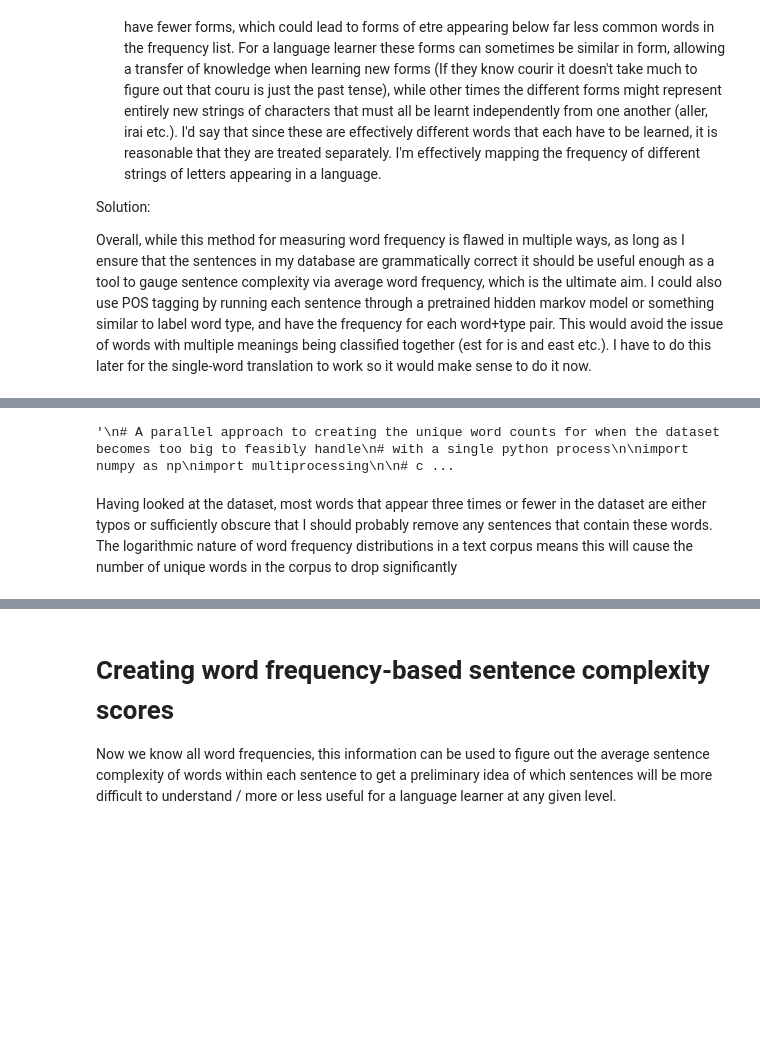
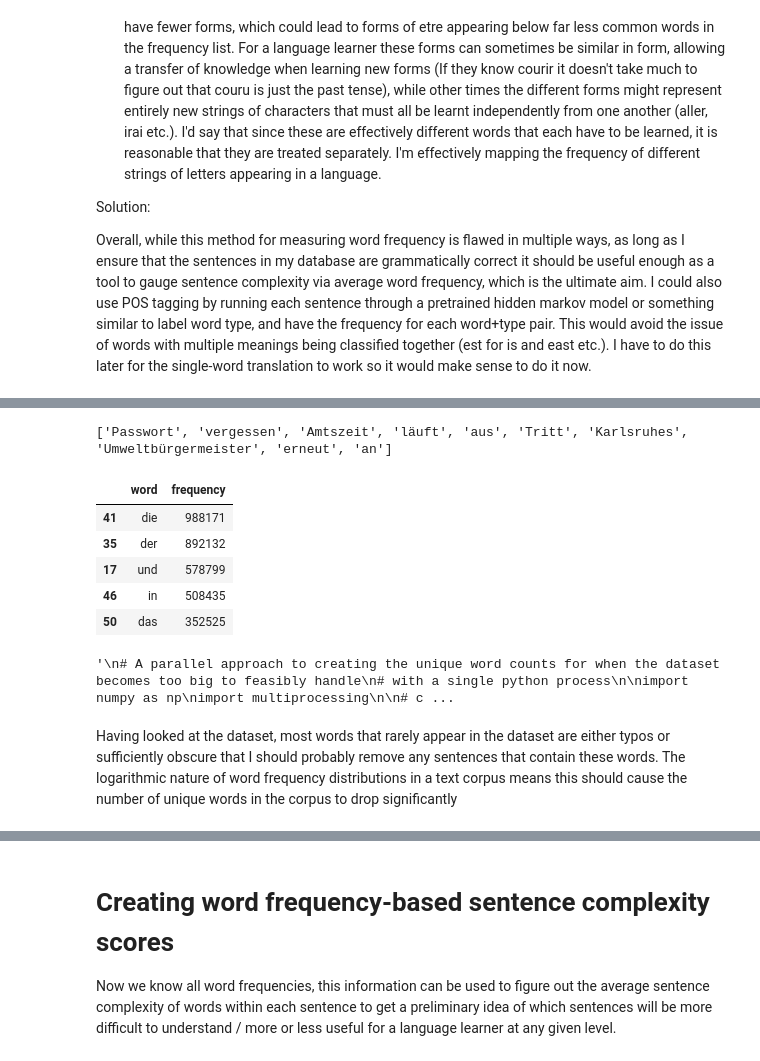
Before and after one commit to tobylerone/quivo-app, a Jupyter notebook: ml_notebooks/sentence_categorisation/step_4_unique_word_frequency_list_and_sentence_complexity.ipynb, the cells around one changed output, grey strips where cells are left out. Drawn from its saved outputs; the diff is of its cells as text; code cells hidden in the pictures; blank space fills up the shorter version.

Commit message:
Update the data preprocessing pipeline

```diff
--- a/ml_notebooks/sentence_categorisation/step_4_unique_word_frequency_list_and_sentence_complexity.ipynb
+++ b/ml_notebooks/sentence_categorisation/step_4_unique_word_frequency_list_and_sentence_complexity.ipynb
@@ -35,3 +84,32 @@ word_regex = r'\b[a-zA-ZéèêëÉÈÊËàâäÀÂÄôöÔÖûüÛÜçÇîÎïÏ
+# %%
+# Here's an example of how the regex will split a sentence
+#sentence = "Bonjour, aujourd'hui, j'ai rencontré Quelqu'un. C'est intéressant, n'est-ce pas? D'accord"
+sentence = "Passwort vergessen Amtszeit läuft aus: Tritt Karlsruhes Umweltbürgermeister erneut an?"
+
+result = re.findall(regex, sentence)
+print(result)
+# %% [output]
+['Passwort', 'vergessen', 'Amtszeit', 'läuft', 'aus', 'Tritt', 'Karlsruhes', 'Umweltbürgermeister', 'erneut', 'an']
+# %%
+# As you can see, some common words get shortened when two vowels sit adjacent to one-another in French, so I need to map these to their un-shortened counterparts
+word_map_fr = {
+    'j': 'je',
+    #'l': ['le', 'la'], # Couldn't find the percentage of french nouns that are feminine but the first time I ran the count it was 45%:55% le/la, so will split using that ratio
+    't': 'tu', # This will assign the t in a-t-on to tu for example, which will give tu a higher frequency than it should have, but it's only one very common word so I'm not going to address it
+    'd': 'de', # Need to check whether this is ever du
+    'c': 'ce',
+    's': 'se',
+    'qu': 'que',
+    'm': 'me',
+    'n': 'ne',
+}
+
+word_map_de = {}
+
+shortened_word_map = {
+    'fr': word_map_fr,
+    'de': word_map_de
+}[language_code]
 # %%
 def scan_sentence(sentence: str, unique_word_counts: defaultdict) -> defaultdict:
     '''Scans a sentence to get its words and updates the unique word count dictionary.
@@ -45,10 +123,13 @@ def scan_sentence(sentence: str, unique_word_counts: defaultdict) -> defaultdict
     '''
 
     # Split all words in the sentence by word boundaries (Split uninclusively at punctuation or non-alphanumeric characters)
-    words = re.findall(word_regex, sentence) # Words only
+    words = re.findall(regex, sentence) # Words only
 
     # Set all words to lowercase
     words = [word.lower() for word in words]
+
+    # Replace any shortened words with their full-length version
+    words = [shortened_word_map.get(word, word) for word in words]
 
     for word in words:
         # Add 1 to count. If word doesn't exist adds in new entry
@@ -68,7 +149,32 @@ for sentence in df['sentence'].values:
 unique_word_counts = list(unique_word_counts_dict.items())
 
 # Convert the list to a DataFrame
-unique_word_counts = pd.DataFrame(unique_word_counts, columns=['word', 'count'])
+unique_word_counts = pd.DataFrame(unique_word_counts, columns=['word', 'frequency'])
+# %%
+if language_code == 'fr':
+
+    # Since l' has two possible mappings, have to split after to reduce computation
+    # Couldn't find the percentage of french nouns that are feminine but the first time I ran the count it was 45%:55% le/la, so will split using that ratio
+    feminine_frequency = 0.55
+
+    l_frequency = unique_word_counts[unique_word_counts['word'] == 'l']['frequency']
+    le_frequency = feminine_frequency * l_frequency
+    la_frequency = l_frequency - le_frequency
+
+    unique_word_counts.loc[unique_word_counts['word'] == 'le', 'frequency'] += int(le_frequency)
+    unique_word_counts.loc[unique_word_counts['word'] == 'la', 'frequency'] += int(la_frequency)
+
+    # remove l entry
+    unique_word_counts = unique_word_counts[unique_word_counts['word'] != 'l']
+# %%
+unique_word_counts.sort_values(by='frequency', ascending=False).head()
+# %% [output]
+|  | word | frequency |
+| 41 | die | 988171 |
+| 35 | der | 892132 |
+| 17 | und | 578799 |
+| 46 | in | 508435 |
+| 50 | das | 352525 |
 # %%
 '''
 # A parallel approach to creating the unique word counts for when the dataset becomes too big to feasibly handle
@@ -117,9 +223,9 @@ for i, chunk_unique_word_counts in enumerate(results):
 # %% [output]
 '\n# A parallel approach to creating the unique word counts for when the dataset becomes too big to feasibly handle\n# with a single python process\n\nimport numpy as np\nimport multiprocessing\n\n# c ...
 # %% [markdown]
-Having looked at the dataset, most words that appear three times or fewer in the dataset are either typos or
+Having looked at the dataset, most words that rarely appear in the dataset are either typos or
 sufficiently obscure that I should probably remove any sentences that contain these words. The logarithmic
-nature of word frequency distributions in a text corpus means this will cause the number of unique words in
+nature of word frequency distributions in a text corpus means this should cause the number of unique words in
 the corpus to drop significantly
 # %%
 # The number of times a word has to appear in the corpus for it to be kept
```
Also changed, not shown: parts of 12 cells of this notebook, 6 other files.
